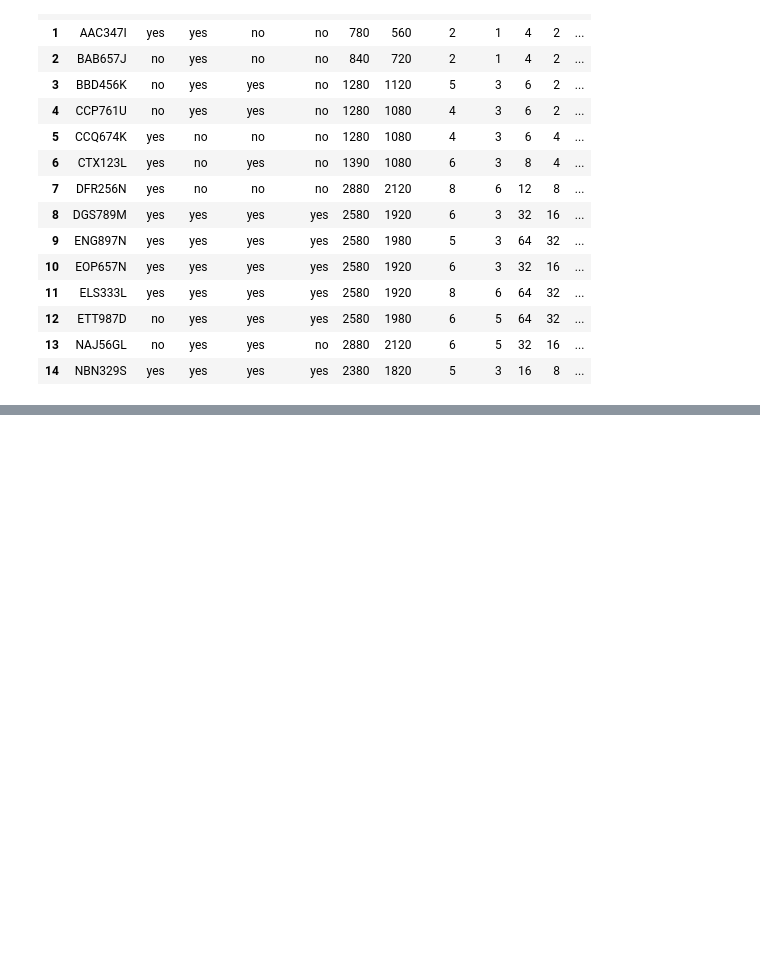
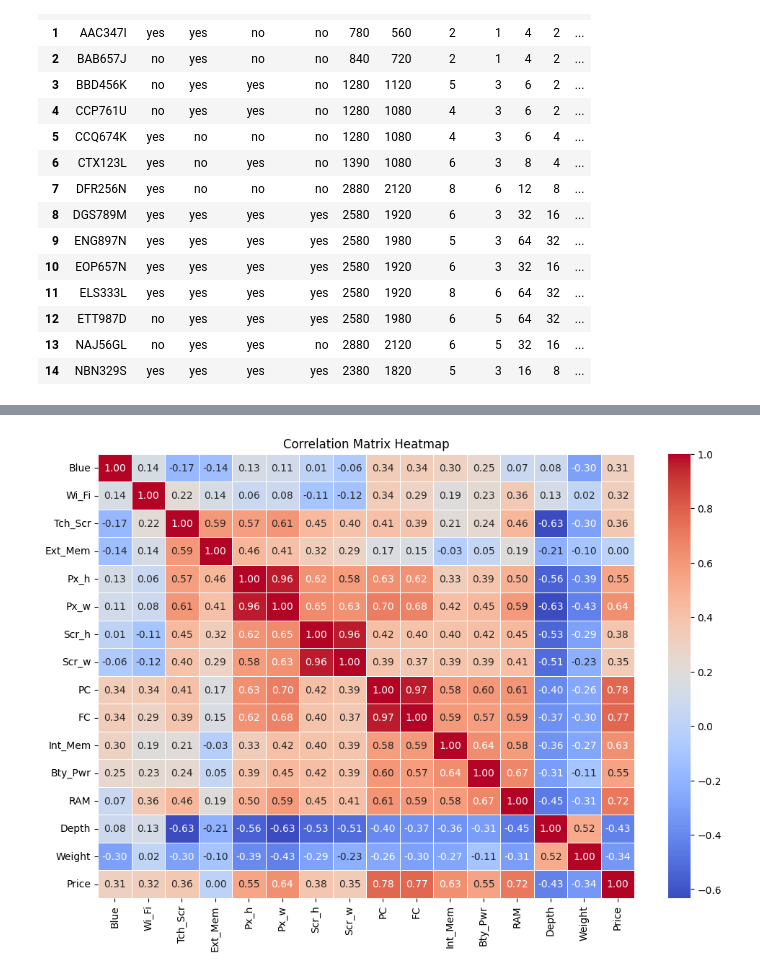
Before and after one commit to ghansham01/learning-machines, a Jupyter notebook: telecom project/Statistics Module Assignment.ipynb, the cells around one changed output, grey strips where cells are left out. Saved outputs shown, nothing was run; the diff lists cells and outputs as text; code cells hidden in the pictures; blank space fills up the shorter version.

```diff
--- a/telecom project/Statistics Module Assignment.ipynb
+++ b/telecom project/Statistics Module Assignment.ipynb
@@ -26,0 +59,5 @@ df.head(15)
+# %%
+categorical_cols = {"Blue", "Wi_Fi", "Tch_Scr", "Ext_Mem"}
+
+for col in categorical_cols:
+    print(f"{col}: {df[col].unique()}")
@@ -26,0 +77,10 @@ df.head(15)
+# %%
+binary_cols = ["Blue", "Wi_Fi", "Tch_Scr", "Ext_Mem"]
+
+for col in binary_cols:
+    df[col] = df[col].map({
+        "yes": 1,
+        "no": 0
+    })
+
+df.head(5)
@@ -26,0 +94,5 @@ df.head(15)
+# %%
+if "PID" in df.columns:
+    df.drop("PID", axis=1, inplace=True)
+else:
+    print("PID column not found in the DataFrame.", df.columns)
@@ -26,0 +117,3 @@ df.head(15)
+# %%
+corr_matrix = df.corr(numeric_only=True)
+print(corr_matrix)
@@ -26,0 +138,7 @@ df.head(15)
+# %%
+plt.figure(figsize=(12, 8))
+sns.heatmap(corr_matrix, annot=True, cmap='coolwarm', fmt=".2f", linewidths=0.5)
+plt.title("Correlation Matrix Heatmap")
+plt.show()
+# %% [output]
+[figure, added]
```
Also changed, not shown: parts of 37 cells of this notebook, 2 other files.
